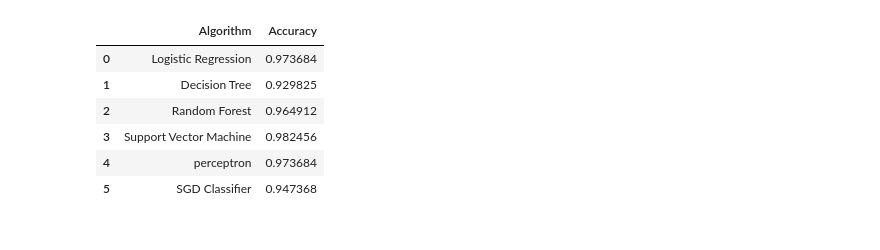
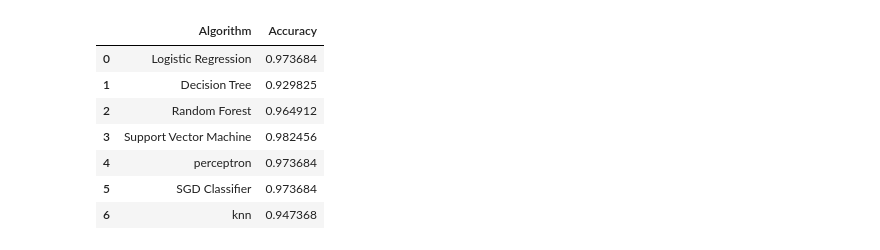
Before and after one commit to gredy/2021Z-DataVisualizationTechniques, a Jupyter notebook: garrido_project_1.ipynb, the cells around one changed output. Saved outputs shown, nothing was run; the diff lists cells and outputs as text; code cells hidden in the pictures.

```diff
--- a/garrido_project_1.ipynb
+++ b/garrido_project_1.ipynb
@@ -25,4 +28,5 @@ df.head()
 # %%
+#LIBRARIES  OF THE CLASSIFIERS
 from sklearn.model_selection import train_test_split
 from sklearn.preprocessing import LabelEncoder
 from sklearn.metrics import accuracy_score
@@ -32,6 +36,8 @@ from sklearn.ensemble import RandomForestClassifier
 from sklearn.svm import SVC
 from sklearn.linear_model import Perceptron
 from sklearn.linear_model import SGDClassifier
+from sklearn.neighbors import KNeighborsClassifier
+from sklearn.preprocessing import StandardScaler
 
 
 
@@ -58,32 +64,34 @@ classifiers = {
     "Random Forest": RandomForestClassifier(n_estimators=100),
     "Support Vector Machine": SVC(),
      "perceptron": Perceptron(),
-      "SGD Classifier": SGDClassifier()
+      "SGD Classifier": SGDClassifier(),
+      "knn": KNeighborsClassifier(n_neighbors=5,p=2,metric='minkowski')
     }
 
 # Train and evaluate classifiers
 accuracy_results = {}
 for name, clf in classifiers.items():
     clf.fit(X_train, y_train)
     y_pred = clf.predict(X_test)
     accuracy_results[name] = accuracy_score(y_test, y_pred)
 
 
 # Display the accuracy results
 import pandas as pd
 from IPython.display import display
 
 # Display the accuracy results
 accuracy_df = pd.DataFrame(list(accuracy_results.items()), columns=["Algorithm", "Accuracy"])
 #print(accuracy_df)  # Or display(accuracy_df) for a formatted output
 
 # Use display() to show the DataFrame in Colab
 display(accuracy_df)
 # %% [output]
 |  | Algorithm | Accuracy |
 | 0 | Logistic Regression | 0.973684 |
 | 1 | Decision Tree | 0.929825 |
 | 2 | Random Forest | 0.964912 |
 | 3 | Support Vector Machine | 0.982456 |
 | 4 | perceptron | 0.973684 |
-| 5 | SGD Classifier | 0.947368 |
+| 5 | SGD Classifier | 0.973684 |
+| 6 | knn | 0.947368 |
```
Also changed, not shown: parts of 2 cells of this notebook.
